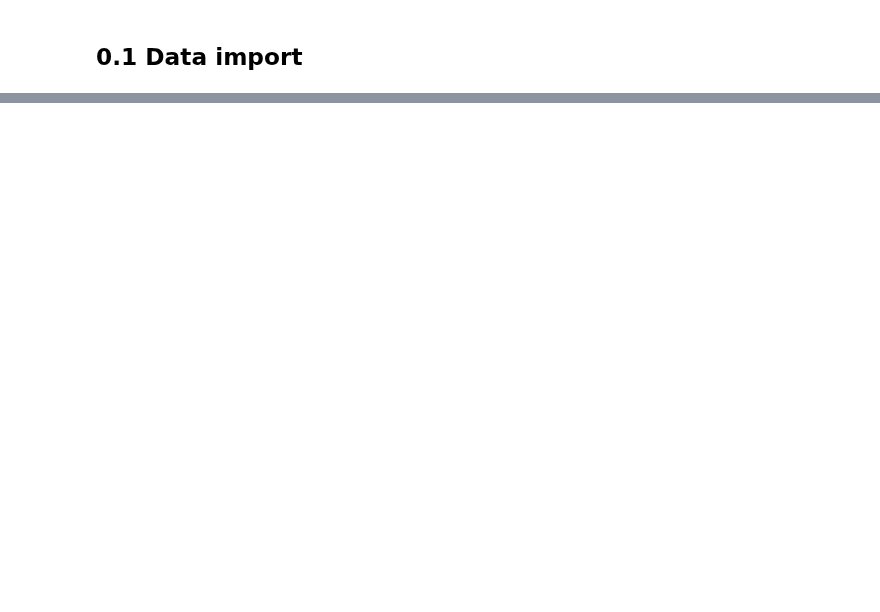
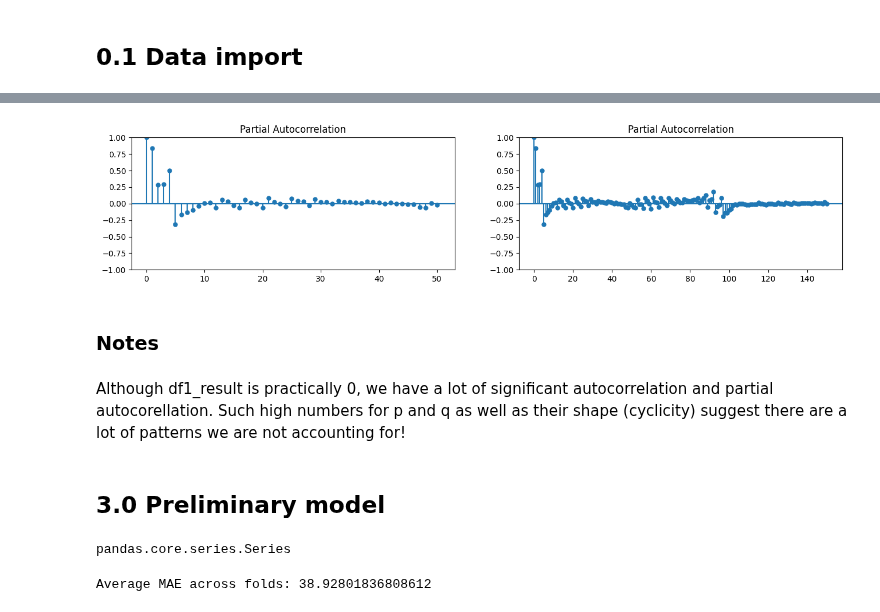
Before and after one commit to xucenying/grid-intelligence, a Jupyter notebook: notebooks/laurenz/baseline_model.ipynb, the cells around one changed output, grey strips where cells are left out. Cells and saved outputs as stored; diff of their text form; code cells hidden in the pictures; blank space fills up the shorter version.

```diff
--- a/notebooks/laurenz/baseline_model.ipynb
+++ b/notebooks/laurenz/baseline_model.ipynb
@@ -27,0 +135,49 @@ file_test = pd.read_csv("raw_data/EnergyPrices_12.1.D_r3/2025_08_EnergyPrices_12
+# %%
+from statsmodels.graphics.tsaplots import plot_pacf
+fig, axes = plt.subplots(1,2, figsize=(16,3))
+
+plot_pacf(y, lags=50, ax=axes[0]);
+plot_pacf(y, lags=150, ax=axes[1]);
+# %% [output]
+[figure, added]
+# %% [markdown]
+### Notes
+# %% [markdown]
+Although df1_result is practically 0, we have a lot of significant autocorrelation and partial autocorellation. Such high numbers for p and q as well as their shape (cyclicity) suggest there are a lot of patterns we are not accounting for!
+# %% [markdown]
+## 3.0 Preliminary model
+# %%
+#a shot in the dark, keep it simple
+type(y)
+# %% [output]
+pandas.core.series.Series
+# %%
+from sklearn.model_selection import TimeSeriesSplit
+from statsmodels.tsa.arima.model import ARIMA
+from sklearn.metrics import mean_absolute_error
+import numpy as np
+
+y = data_bm["price"]
+
+ts_cv = TimeSeriesSplit(n_splits=5)
+mae_list = []
+
+for train_index, test_index in ts_cv.split(y):
+    train, test = y.iloc[train_index], y.iloc[test_index]
+
+    # Fit ARIMA on train
+    model = ARIMA(train, order=(2,0,2))  # replace with your orders
+    model_fit = model.fit()
+
+    # Forecast for test length
+    forecast = model_fit.forecast(steps=len(test))
+
+    # Calculate MAE
+    mae = mean_absolute_error(test, forecast)
+    mae_list.append(mae)
+
+# Average MAE over all folds
+avg_mae = np.mean(mae_list)
+print(f'Average MAE across folds: {avg_mae}')
+# %% [output]
+Average MAE across folds: 38.92801836808612
```
Also changed, not shown: parts of 20 cells of this notebook.
